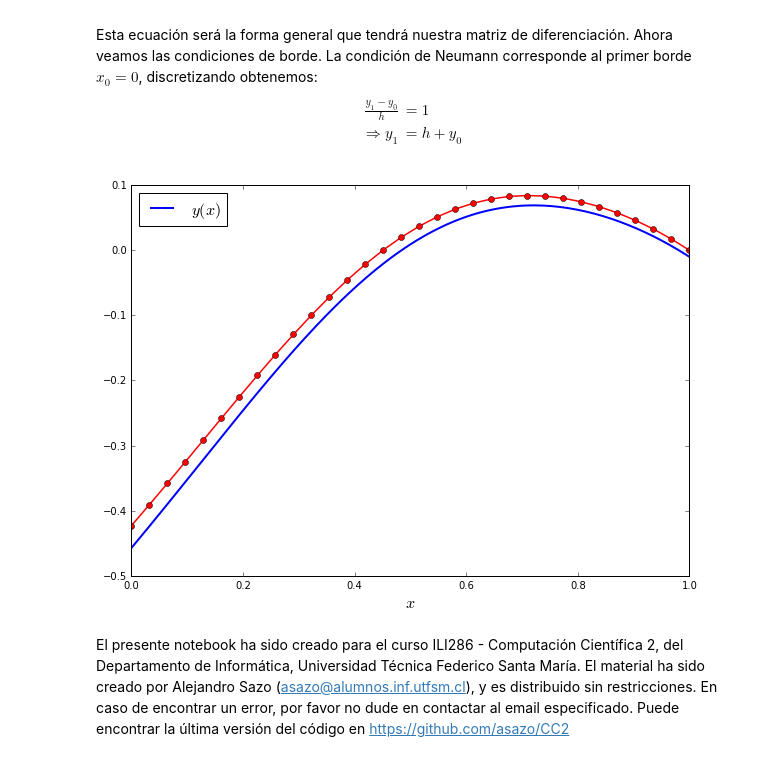
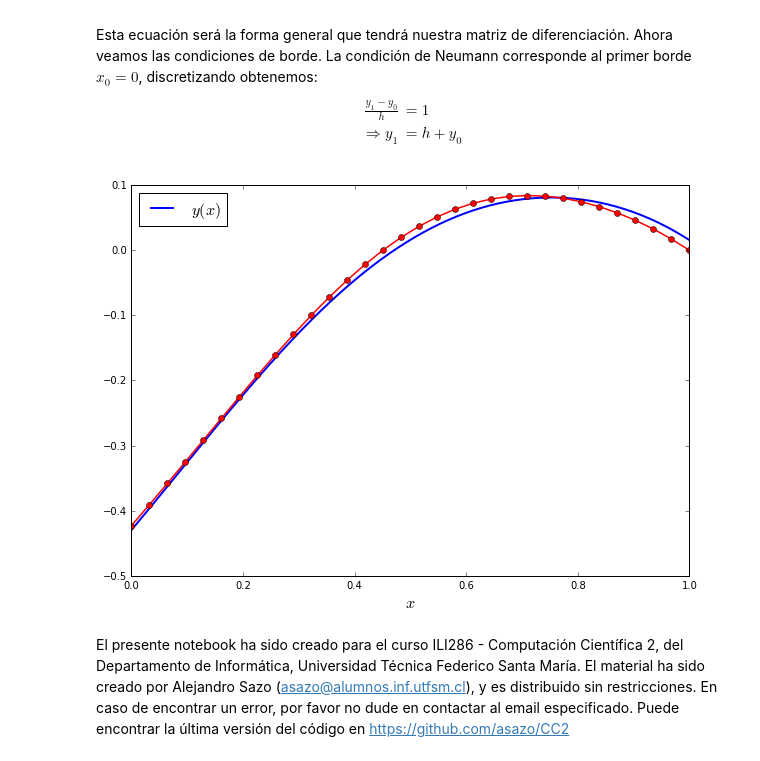
Before and after one commit to asazo/CC2, a Jupyter notebook: BVP/finite_diff.ipynb, the cells around one changed output. Saved outputs shown, nothing was run; the diff lists cells and outputs as text; code cells hidden in the pictures.

Commit message:
Update Neumann cond

```diff
--- a/BVP/finite_diff.ipynb
+++ b/BVP/finite_diff.ipynb
@@ -320,53 +320,38 @@ Esta ecuación será la forma general que tendrá nuestra matriz de diferenciaci
 # %%
 xx = np.linspace(0, 1, 200)
 # Solución Analítica
 def y(x):
-    dem = -(1.+np.e**2.)*(1+4*np.pi**2.)
-    num = np.exp(-x)*(2*np.e**2.-2*np.e**2.+2*np.exp(2.*x)
-          +2.*np.exp(1.+2.*x)+12.*np.e*np.pi**2.-8.*np.e**2.*np.pi**2.
-          +8.*np.exp(2.*x)*np.pi**2.+12.*np.exp(1.+2.*x)*np.pi**2.
-          -3*np.exp(x)*x-3*np.exp(2+x)*x-12.*np.exp(x)*np.pi**2.*x
-          -12*x*np.exp(2.+x)*np.pi**2.+np.exp(x)*np.cos(2.*np.pi*x)
-          + np.exp(2.+x)*np.cos(2.*np.pi*x))
-    return num/dem
+    dem = (1.+np.exp(2.))*(1+4*np.pi**2.)
+    num = np.exp(-x)*(3*(1+4*np.pi**2)*np.exp(x)*x +3*(1+4*np.pi**2)*np.exp(x+2)*x
+                     -2*(1+6*np.pi**2)*np.exp(2*x+1)-2*(1+4*np.pi**2)*np.exp(2*x)
+                     -(1+np.exp(2))*np.cos(2*np.pi*x) + np.exp(2)*(2+8*np.pi**2)
+                     -2*np.e*(1+6*np.pi**2))
+    return num / dem
 
 yy = y(xx)
 
 # Matriz de derivacion
 def DiffMatrix(n, h):
     D = np.diag((-2-h**2)*np.ones(n),0) + np.diag(np.ones(n-1),-1) + np.diag(np.ones(n-1),1)
     D[0][0] = -1.-h**2.
     return D
 
 n = 30
 h = 1/(n+1)
 x = np.linspace(0, 1, n+2)
 b = (h**2)*(-3*x[1:-1]+np.cos(2*np.pi*x[1:-1]))
 D = DiffMatrix(n, h)
 b[0] += h
 w = np.linalg.solve(D, b)
 w = np.concatenate([[w[0]-h], w, [0]])
 
-# Otra forma, despejando distinto la condición de Neumann
-def DiffMatrix(n, h):
-    D = np.diag((-2-h**2)*np.ones(n),0) + np.diag(np.ones(n-1),-1) + np.diag(np.ones(n-1),1)
-    D[0][0] = 0
-    return D
-
-D = DiffMatrix(n, h)
-b = (h**2)*(-3*x[1:-1]+np.cos(2*np.pi*x[1:-1]))
-b[0] += h
-w = np.linalg.solve(D, b)
-w = np.concatenate([[w[0]-h], w, [0]])
-
-
 plt.figure(figsize=(10,7))
 plt.plot(xx, yy, lw=2, label="$y(x)$")
 plt.plot(x, w, 'ro-', lw=1.5)
 plt.legend(loc='best', fontsize=16)
 plt.xlabel("$x$", fontsize=16)
 plt.show()
 # %% [output]
-[figure, old version]
+[figure, new version]
 # %% [markdown]
 El presente notebook ha sido creado para el curso ILI286 - Computación Científica 2, del Departamento de Informática, Universidad Técnica Federico Santa María. El material ha sido creado por Alejandro Sazo (asazo@alumnos.inf.utfsm.cl), y es distribuido sin restricciones. En caso de encontrar un error, por favor no dude en contactar al email especificado. Puede encontrar la última versión del código en https://github.com/asazo/CC2
```
